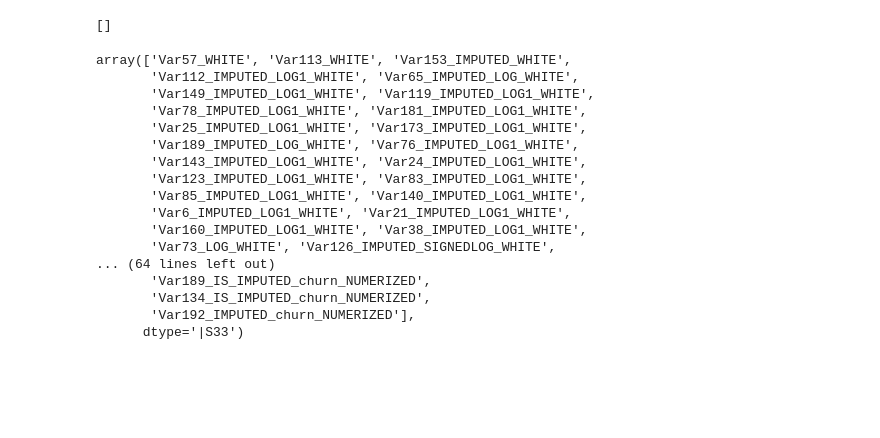
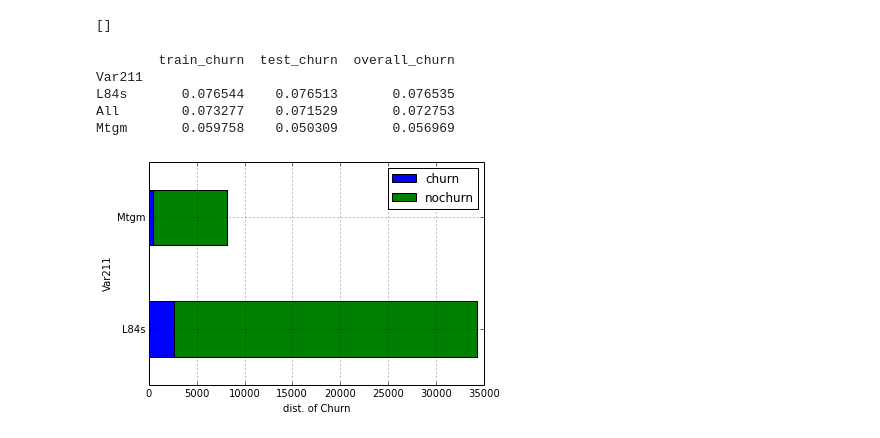
Before and after one commit to dolaameng/practical_munging_tools, a Jupyter notebook: exploration v2.ipynb, the cells around one changed output. Drawn from its saved outputs; the diff is of its cells as text; code cells hidden in the pictures; blank space fills up the shorter version.

```diff
--- a/exploration v2.ipynb
+++ b/exploration v2.ipynb
@@ -111,23 +111,14 @@ custsession.find_redundant_features()
 categorical_features = custsession.get_features_of(custsession.is_categorical_feature)
 numerizer = custsession.numerize_categorical_features(auto_remove=False)
 transformers.append(numerizer)
-# %%
-custsession.get_features_of(custsession.is_numerical_feature)
-# %% [output]
-array(['Var57_WHITE', 'Var113_WHITE', 'Var153_IMPUTED_WHITE',
-       'Var112_IMPUTED_LOG1_WHITE', 'Var65_IMPUTED_LOG_WHITE',
-       'Var149_IMPUTED_LOG1_WHITE', 'Var119_IMPUTED_LOG1_WHITE',
-       'Var78_IMPUTED_LOG1_WHITE', 'Var181_IMPUTED_LOG1_WHITE',
-       'Var25_IMPUTED_LOG1_WHITE', 'Var173_IMPUTED_LOG1_WHITE',
-       'Var189_IMPUTED_LOG_WHITE', 'Var76_IMPUTED_LOG1_WHITE',
-       'Var143_IMPUTED_LOG1_WHITE', 'Var24_IMPUTED_LOG1_WHITE',
-       'Var123_IMPUTED_LOG1_WHITE', 'Var83_IMPUTED_LOG1_WHITE',
-       'Var85_IMPUTED_LOG1_WHITE', 'Var140_IMPUTED_LOG1_WHITE',
-       'Var6_IMPUTED_LOG1_WHITE', 'Var21_IMPUTED_LOG1_WHITE',
-       'Var160_IMPUTED_LOG1_WHITE', 'Var38_IMPUTED_LOG1_WHITE',
-       'Var73_LOG_WHITE', 'Var126_IMPUTED_SIGNEDLOG_WHITE',
-... (64 lines left out)
-       'Var189_IS_IMPUTED_churn_NUMERIZED',
-       'Var134_IS_IMPUTED_churn_NUMERIZED',
-       'Var192_IMPUTED_churn_NUMERIZED'],
-      dtype='|S33')
+# %%
+## explore categorical data
+print custsession.print_categorial_crosstable(feature_names=['Var211',  ])
+custsession.plot_feature_pair("Var211", "Churn")
+# %% [output]
+        train_churn  test_churn  overall_churn
+Var211
+L84s       0.076544    0.076513       0.076535
+All        0.073277    0.071529       0.072753
+Mtgm       0.059758    0.050309       0.056969
+[figure, added]
```
Also changed, not shown: parts of 5 cells of this notebook, 2 other files.
